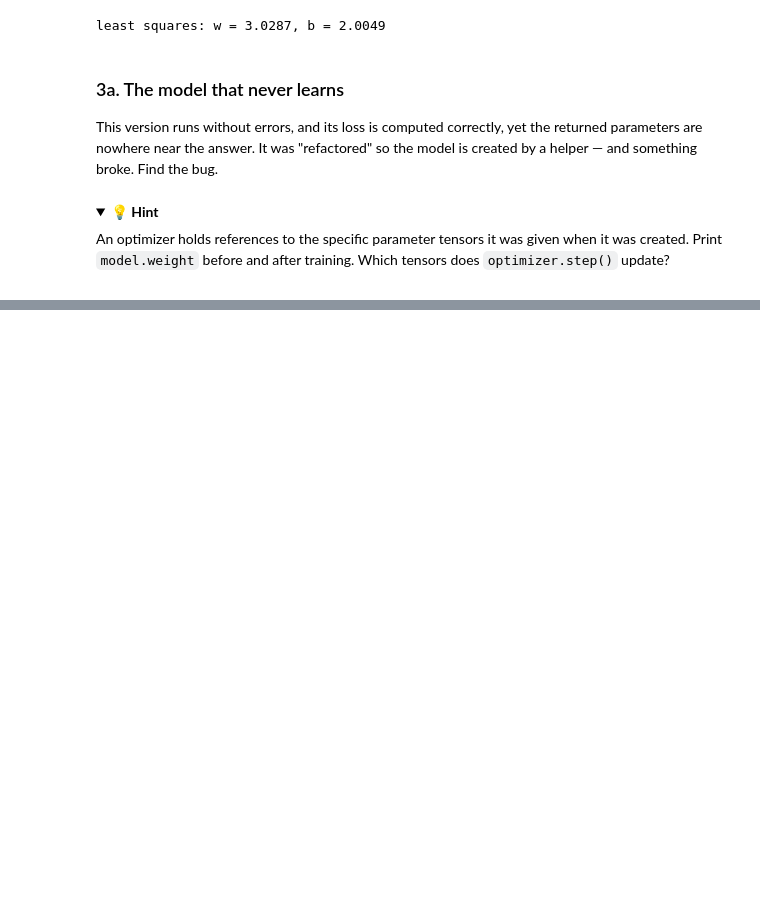
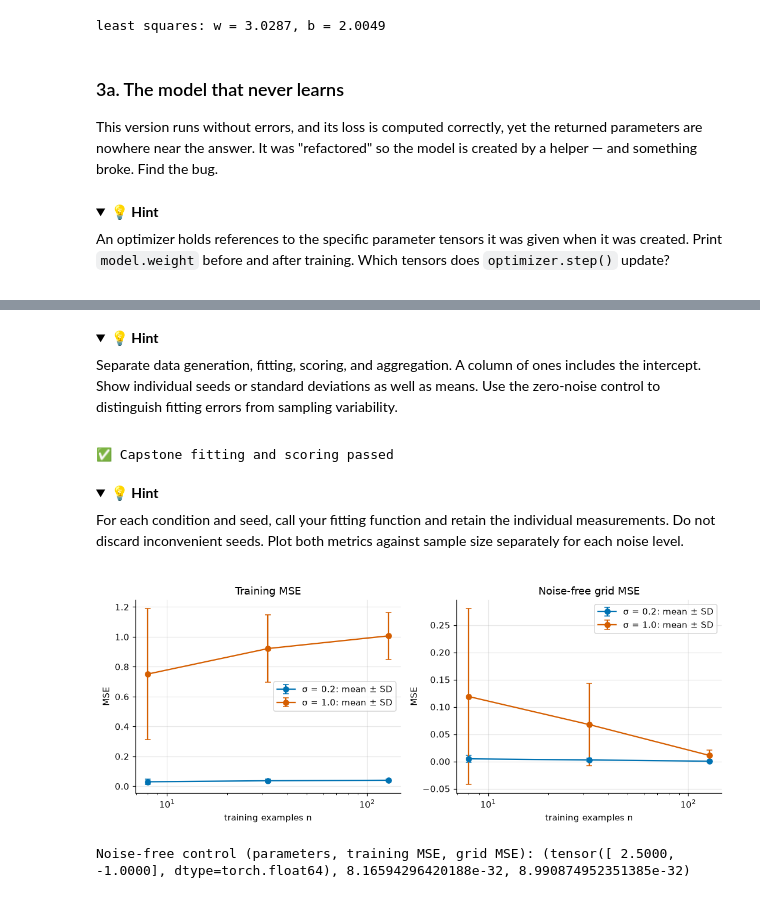
Before and after one commit to sumilk/deep-learning-with-pytorch, a Jupyter notebook: solutions/ch01_foundations/ch01_problems.ipynb, the cells around one changed output, grey strips where cells are left out. Drawn from its saved outputs; the diff is of its cells as text; code cells hidden in the pictures; folded sections open; blank space fills up the shorter version.

```diff
--- a/solutions/ch01_foundations/ch01_problems.ipynb
+++ b/solutions/ch01_foundations/ch01_problems.ipynb
@@ -549,0 +570,67 @@ else:
+# %%
+def regression_sample(n, sigma, seed):
+    gen = torch.Generator().manual_seed(seed)
+    x = torch.linspace(-1, 1, n, dtype=torch.float64)
+    y = 2.5 * x - 1 + sigma * torch.randn(n, generator=gen, dtype=torch.float64)
+    return x, y
+
+
+capstone_grid = torch.linspace(-1, 1, 401, dtype=torch.float64)
+capstone_truth = 2.5 * capstone_grid - 1
+# %% [markdown]
+<details>
+<summary><b>💡 Hint</b></summary>
+
+Separate data generation, fitting, scoring, and aggregation. A column of ones includes the intercept. Show individual seeds or standard deviations as well as means. Use the zero-noise control to distinguish fitting errors from sampling variability.
+
+</details>
+# %%
+def fit_trial(n, sigma, seed):
+    x, y = regression_sample(n, sigma, seed)
+    A = torch.stack([x, torch.ones_like(x)], dim=1)
+    theta = torch.linalg.lstsq(A, y).solution
+    train_mse = ((A @ theta - y) ** 2).mean().item()
+    grid_mse = ((theta[0] * capstone_grid + theta[1] - capstone_truth) ** 2).mean().item()
+    return theta, train_mse, grid_mse
+# %%
+for _n, _sigma, _seed in [(4, 0.0, 8), (13, 0.2, 9), (71, 1.0, 10)]:
+    _theta, _train, _grid = fit_trial(_n, _sigma, _seed)
+    _x, _y = regression_sample(_n, _sigma, _seed)
+    _A = torch.stack([_x, torch.ones_like(_x)], dim=1)
+    _ref = torch.linalg.lstsq(_A, _y).solution
+    check_shape(_theta, (2,), "fitted parameters")
+    check(_theta.dtype == torch.float64, "fit in float64")
+    check_close(_theta, _ref, "parameters vs least squares", atol=1e-5)
+    check_close(_train, ((_A @ _theta - _y) ** 2).mean().item(), "training MSE")
+    check_close(_grid, ((_theta[0] * capstone_grid + _theta[1] - capstone_truth) ** 2).mean().item(), "noise-free grid MSE")
+passed("Capstone fitting and scoring")
+# %% [output]
+✅ Capstone fitting and scoring passed
+# %% [markdown]
+<details>
+<summary><b>💡 Hint</b></summary>
+
+For each condition and seed, call your fitting function and retain the individual measurements. Do not discard inconvenient seeds. Plot both metrics against sample size separately for each noise level.
+
+</details>
+# %%
+sizes1, noise1, seeds1 = [8, 32, 128], [0.2, 1.0], list(range(10))
+study1 = torch.tensor([
+    [n, sigma, seed, *fit_trial(n, sigma, seed)[1:]]
+    for n in sizes1 for sigma in noise1 for seed in seeds1
+], dtype=torch.float64)
+fig, axes = plt.subplots(1, 2, figsize=(10, 4))
+for sigma in noise1:
+    for ax, col, title in zip(axes, [3, 4], ["Training MSE", "Noise-free grid MSE"]):
+        groups = [study1[(study1[:, 0] == n) & (study1[:, 1] == sigma), col] for n in sizes1]
+        ax.errorbar(sizes1, [g.mean().item() for g in groups],
+                    yerr=[g.std().item() for g in groups], marker="o", capsize=3,
+                    label=f"σ = {sigma}: mean ± SD")
+        ax.set(xscale="log", xlabel="training examples n", ylabel="MSE", title=title)
+        ax.legend()
+plt.tight_layout()
+plt.show()
+print("Noise-free control (parameters, training MSE, grid MSE):", fit_trial(8, 0.0, 0))
+# %% [output]
+[figure, added]
+Noise-free control (parameters, training MSE, grid MSE): (tensor([ 2.5000, -1.0000], dtype=torch.float64), 8.16594296420188e-32, 8.990874952351385e-32)
```
Also changed, not shown: parts of 62 cells of this notebook, 11 other files.
